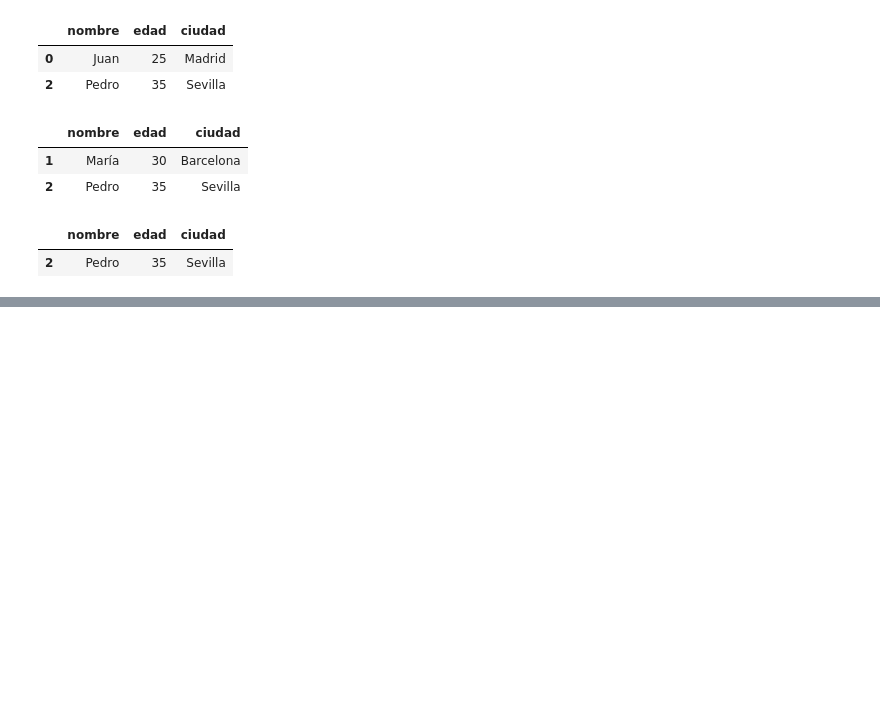
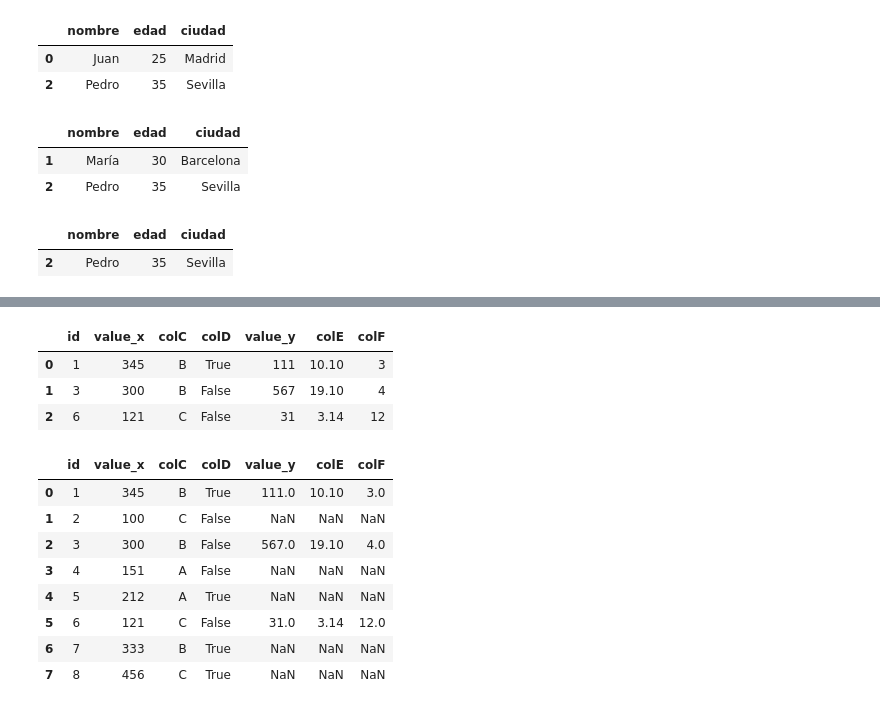
Before and after one commit to SaidGandur01/data-analysis-python, a Jupyter notebook: Sesion2/1.Pandas.ipynb, the cells around one changed output, grey strips where cells are left out. Cells and saved outputs as stored; diff of their text form; code cells hidden in the pictures; blank space fills up the shorter version.

Commit message:
Trying new data frames to delete repetitive values

```diff
--- a/Sesion2/1.Pandas.ipynb
+++ b/Sesion2/1.Pandas.ipynb
@@ -89,0 +118,25 @@ df[df['edad'] > 30]
+# %%
+df1 = pd.DataFrame(
+    [
+       (1, 345, 'B', True),
+       (2, 100, 'C', False),
+       (3, 300, 'B', False),
+       (4, 151, 'A', False),
+       (5, 212, 'A', True),
+       (6, 121, 'C', False),
+       (7, 333, 'B', True),
+       (8, 456, 'C', True),
+    ],
+    columns=['id', 'value', 'colC', 'colD'])
+df2 = pd.DataFrame(
+    [
+        (1, 111, 10.1, 3),
+        (9, 56, 3.33, 10),
+        (10, 17, 18.0, 8),
+        (3, 567, 19.1, 4),
+        (11, 98, 2.1, 1),
+        (6, 31, 3.14, 12),
+    ],
+    columns=['id', 'value', 'colE', 'colF'])
+df1
+df2
@@ -89,0 +173,19 @@ df[df['edad'] > 30]
+# %%
+df1.merge(df2, on="id")
+# %% [output]
+|  | id | value_x | colC | colD | value_y | colE | colF |
+| 0 | 1 | 345 | B | True | 111 | 10.10 | 3 |
+| 1 | 3 | 300 | B | False | 567 | 19.10 | 4 |
+| 2 | 6 | 121 | C | False | 31 | 3.14 | 12 |
+# %%
+df1.merge(df2, on="id", how="left")
+# %% [output]
+|  | id | value_x | colC | colD | value_y | colE | colF |
+| 0 | 1 | 345 | B | True | 111.0 | 10.10 | 3.0 |
+| 1 | 2 | 100 | C | False | NaN | NaN | NaN |
+| 2 | 3 | 300 | B | False | 567.0 | 19.10 | 4.0 |
+| 3 | 4 | 151 | A | False | NaN | NaN | NaN |
+| 4 | 5 | 212 | A | True | NaN | NaN | NaN |
+| 5 | 6 | 121 | C | False | 31.0 | 3.14 | 12.0 |
+| 6 | 7 | 333 | B | True | NaN | NaN | NaN |
+| 7 | 8 | 456 | C | True | NaN | NaN | NaN |
```
Also changed, not shown: parts of 9 cells of this notebook.
